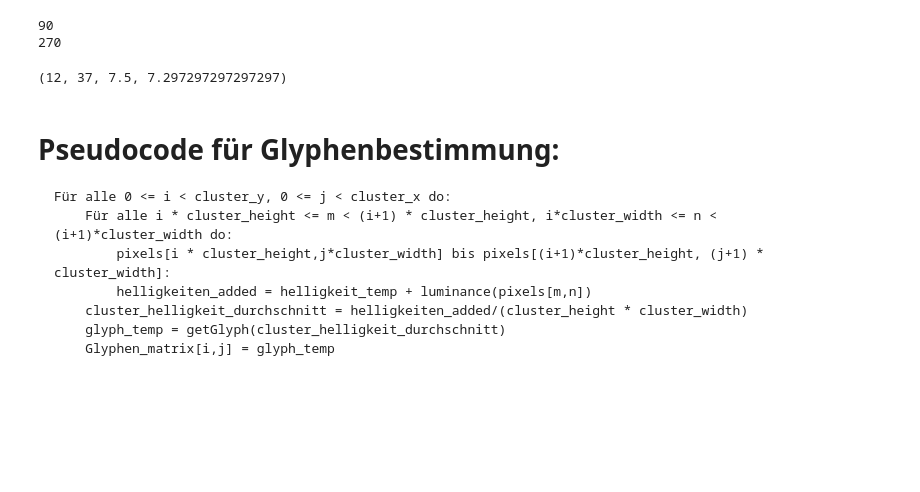
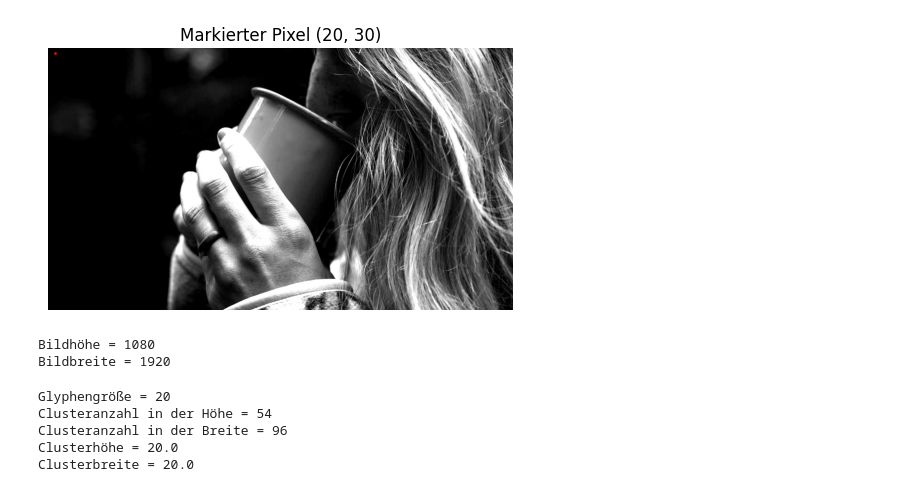
Before and after one commit to annahofbauer/glyphgen, a Jupyter notebook: notebooks/glyphgen_demo.ipynb, the cells around one changed output. Drawn from its saved outputs; the diff is of its cells as text; code cells hidden in the pictures; blank space fills up the shorter version.

````diff
--- a/notebooks/glyphgen_demo.ipynb
+++ b/notebooks/glyphgen_demo.ipynb
@@ -32,24 +36,37 @@ print(helligkeit)
+# %%
+y, x = 20, 30  # Zeile, Spalte
+
+plt.figure(figsize=(6,6))
+plt.imshow(img)
+plt.scatter(x, y, color="red", s=1, marker="o")  # roter Punkt
+plt.title(f"Markierter Pixel ({y}, {x})")
+plt.axis("off")
+plt.show()
+# %% [output]
+[figure, added]
 # %%
 # Bildhöhe und -weite auslesen
 height, width = pixels.shape[:2]
-print(height)
-print(width)
+print(f'Bildhöhe = {height}')
+print(f'Bildbreite = {width}')
 # %% [output]
-90
-270
+Bildhöhe = 1080
+Bildbreite = 1920
 # %%
 # berechnent die Größe der Cluster, damit diese auch gleich verteilt sind und kein Rand entsteht
-print(clustersize(7.25, height, width))
+glyph_size = 20
+cluster_y, cluster_x, cluster_height, cluster_width = clustersize(
+    glyph_size, height, width
+)
+print(f'''
+Glyphengröße = {glyph_size}
+Clusteranzahl in der Höhe = {cluster_y}
+Clusteranzahl in der Breite = {cluster_x}
+Clusterhöhe = {cluster_height}
+Clusterbreite = {cluster_width}''')
 # %% [output]
-(12, 37, 7.5, 7.297297297297297)
+Glyphengröße = 20
+Clusteranzahl in der Höhe = 54
+Clusteranzahl in der Breite = 96
+Clusterhöhe = 20.0
+Clusterbreite = 20.0
-# %% [markdown]
-# Pseudocode für Glyphenbestimmung:
-
-```Glyphen_matrix ist Matrix mit cluster_y Höheneinträgen und cluster_x Breiteneinträgen
-Für alle 0 <= i < cluster_y, 0 <= j < cluster_x do:
-    Für alle i * cluster_height <= m < (i+1) * cluster_height, i*cluster_width <= n < (i+1)*cluster_width do:
-        pixels[i * cluster_height,j*cluster_width] bis pixels[(i+1)*cluster_height, (j+1) * cluster_width]:
-        helligkeiten_added = helligkeit_temp + luminance(pixels[m,n])
-    cluster_helligkeit_durchschnitt = helligkeiten_added/(cluster_height * cluster_width)
-    glyph_temp = getGlyph(cluster_helligkeit_durchschnitt)
-    Glyphen_matrix[i,j] = glyph_temp
````
Also changed, not shown: parts of 12 cells of this notebook, 17 other files.
